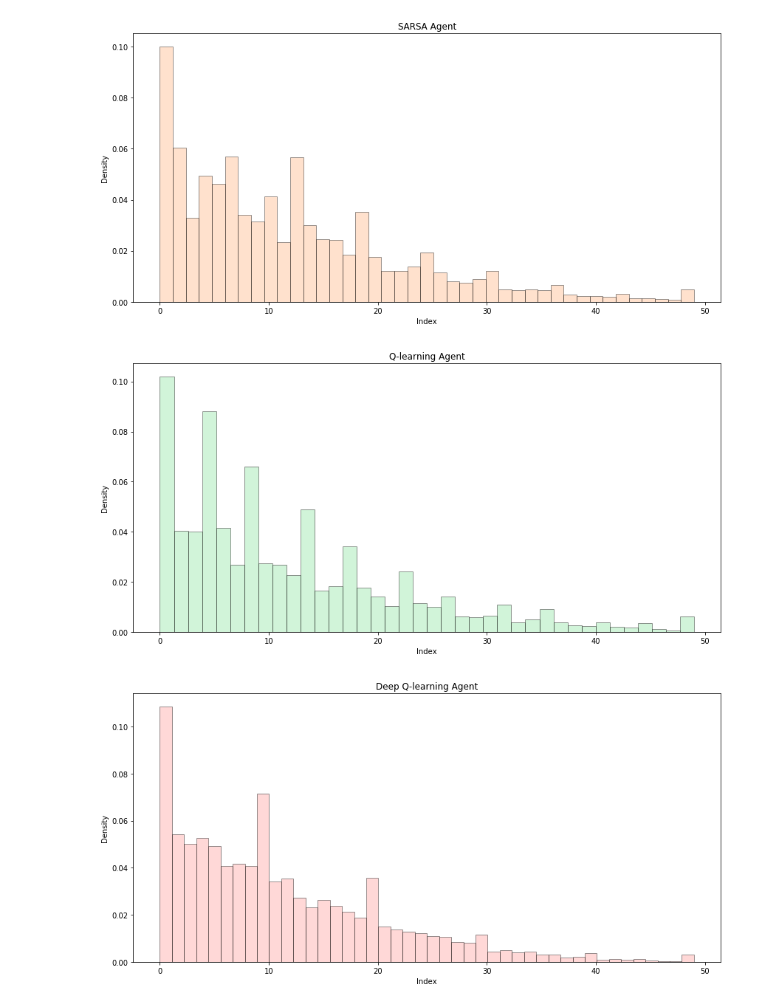
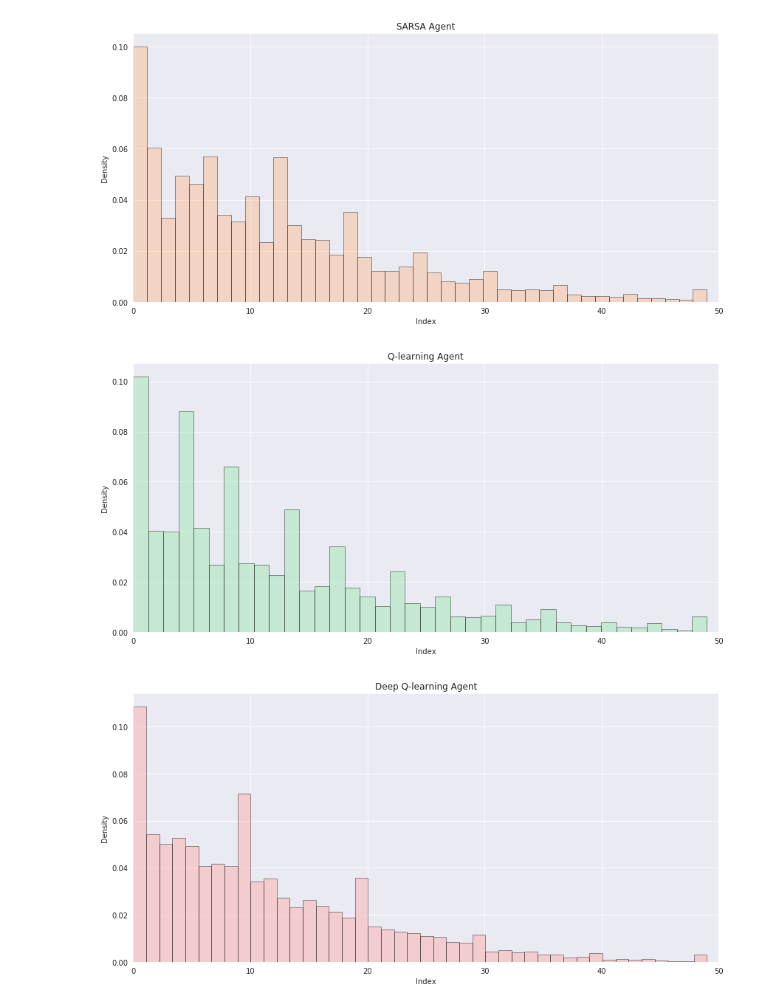
Before and after one commit to EricaHD/GettingGoodAtGoogol, a Jupyter notebook: visualizeResults.ipynb, the cells around one changed output. Drawn from its saved outputs; the diff is of its cells as text; code cells hidden in the pictures.

```diff
--- a/visualizeResults.ipynb
+++ b/visualizeResults.ipynb
@@ -11,6 +11,8 @@ import seaborn as sns
 %matplotlib inline
 
 from IPython.display import clear_output
+
+sns.set_style("darkgrid")
 # %%
 #setDefault(figsize=(20,10))
 current_palette = sns.color_palette('pastel', 5)
@@ -50,6 +52,7 @@ for i, col in enumerate(res_df):
                  hist_kws={'edgecolor':'black'},
                  label=agent_names[i],
                  axlabel='Index')
+    plt.xlim((0, 50))
     plt.xlabel("Index")
     plt.ylabel("Density")
     plt.title("{} Agent".format(agent_names[i]))
@@ -60,3 +63,3 @@ for i, col in enumerate(res_df):
-[figure, old version]
+[figure, new version]
-[figure, old version]
+[figure, new version]
-[figure, old version]
+[figure, new version]
```
Also changed, not shown: parts of 7 cells of this notebook, 15 other files.
